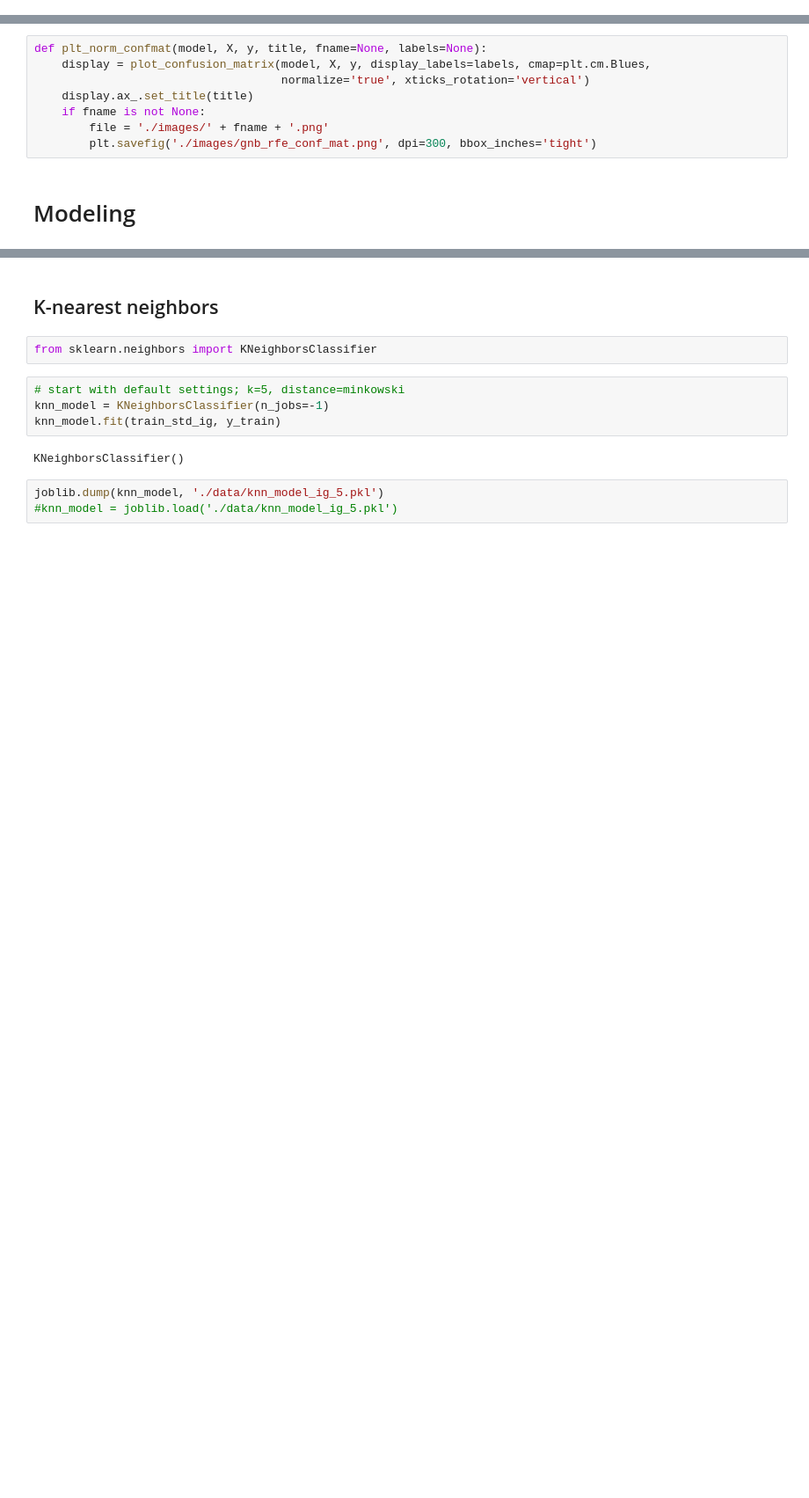
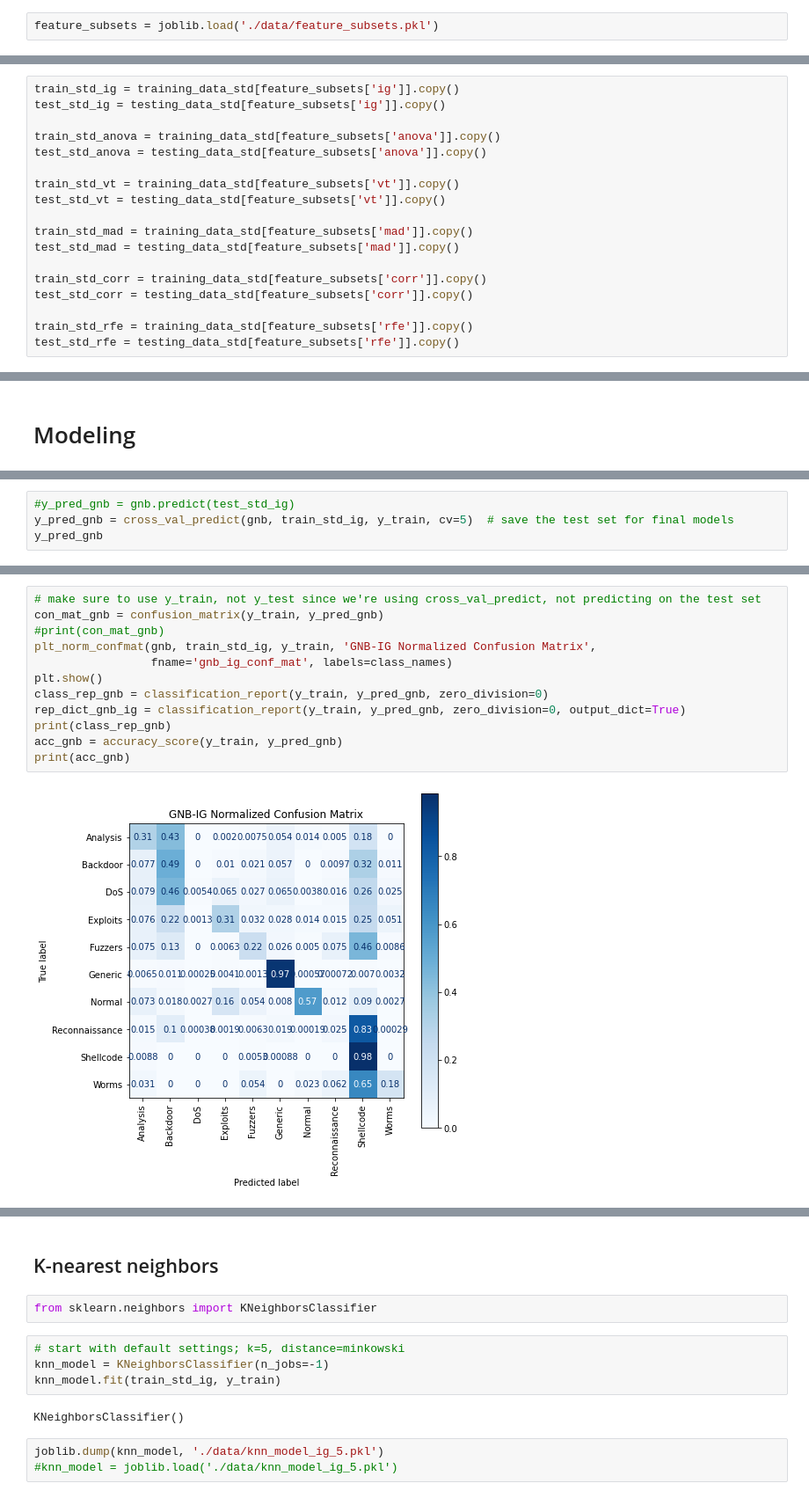
Before and after one commit to pvan1/DATA-606-Capstone, a Jupyter notebook: capstone-phase2.ipynb, the cells around one changed output, grey strips where cells are left out. Shown: that part at 88% size. Cells and saved outputs as stored; diff of their text form; blank space fills up the shorter version.

Commit message:
Add files via upload
Cleaned up and reorganized. Now with useful visualizations.
Work continues.

```diff
--- a/capstone-phase2.ipynb
+++ b/capstone-phase2.ipynb
@@ -92,0 +105,2 @@ subsets = pd.read_pickle("./data/subsets.pkl")
+# %%
+feature_subsets = joblib.load('./data/feature_subsets.pkl')
@@ -117,3 +135,21 @@ test_std_ig = testing_data_std[ig_cols].copy()
+# %%
+train_std_ig = training_data_std[feature_subsets['ig']].copy()
+test_std_ig = testing_data_std[feature_subsets['ig']].copy()
+
+train_std_anova = training_data_std[feature_subsets['anova']].copy()
+test_std_anova = testing_data_std[feature_subsets['anova']].copy()
+
+train_std_vt = training_data_std[feature_subsets['vt']].copy()
+test_std_vt = testing_data_std[feature_subsets['vt']].copy()
+
+train_std_mad = training_data_std[feature_subsets['mad']].copy()
+test_std_mad = testing_data_std[feature_subsets['mad']].copy()
+
+train_std_corr = training_data_std[feature_subsets['corr']].copy()
+test_std_corr = testing_data_std[feature_subsets['corr']].copy()
+
+train_std_rfe = training_data_std[feature_subsets['rfe']].copy()
+test_std_rfe = testing_data_std[feature_subsets['rfe']].copy()
 # %%
 train_std_ig.head()
 # %% [output]
@@ -131,10 +162,2 @@ from sklearn.metrics import plot_confusion_matrix
-# %%
-def plt_norm_confmat(model, X, y, title, fname=None, labels=None):
-    display = plot_confusion_matrix(model, X, y, display_labels=labels, cmap=plt.cm.Blues,
-                                    normalize='true', xticks_rotation='vertical')
-    display.ax_.set_title(title)
-    if fname is not None:
-        file = './images/' + fname + '.png'
-        plt.savefig('./images/gnb_rfe_conf_mat.png', dpi=300, bbox_inches='tight')
 # %% [markdown]
 # Modeling
@@ -140,0 +206,4 @@ def plt_norm_confmat(model, X, y, title, fname=None, labels=None):
+# %%
+#y_pred_gnb = gnb.predict(test_std_ig)
+y_pred_gnb = cross_val_predict(gnb, train_std_ig, y_train, cv=5)  # save the test set for final models
+y_pred_gnb
@@ -140,0 +212,14 @@ def plt_norm_confmat(model, X, y, title, fname=None, labels=None):
+# %%
+# make sure to use y_train, not y_test since we're using cross_val_predict, not predicting on the test set
+con_mat_gnb = confusion_matrix(y_train, y_pred_gnb)
+#print(con_mat_gnb)
+plt_norm_confmat(gnb, train_std_ig, y_train, 'GNB-IG Normalized Confusion Matrix',
+                 fname='gnb_ig_conf_mat', labels=class_names)
+plt.show()
+class_rep_gnb = classification_report(y_train, y_pred_gnb, zero_division=0)
+rep_dict_gnb_ig = classification_report(y_train, y_pred_gnb, zero_division=0, output_dict=True)
+print(class_rep_gnb)
+acc_gnb = accuracy_score(y_train, y_pred_gnb)
+print(acc_gnb)
+# %% [output]
+[figure, added]
```
Also changed, not shown: parts of 124 cells of this notebook.
